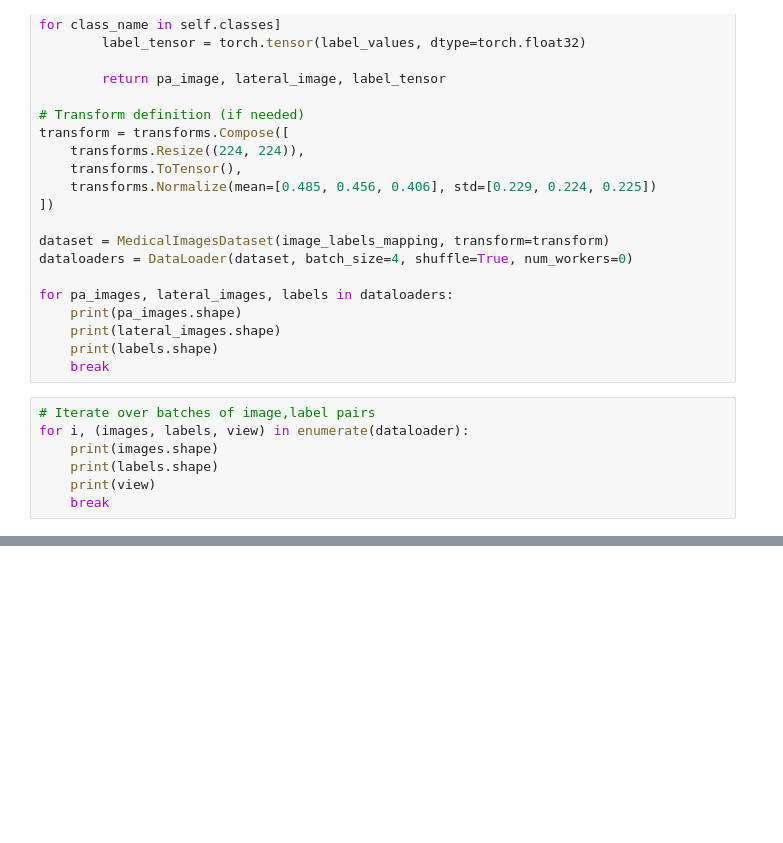
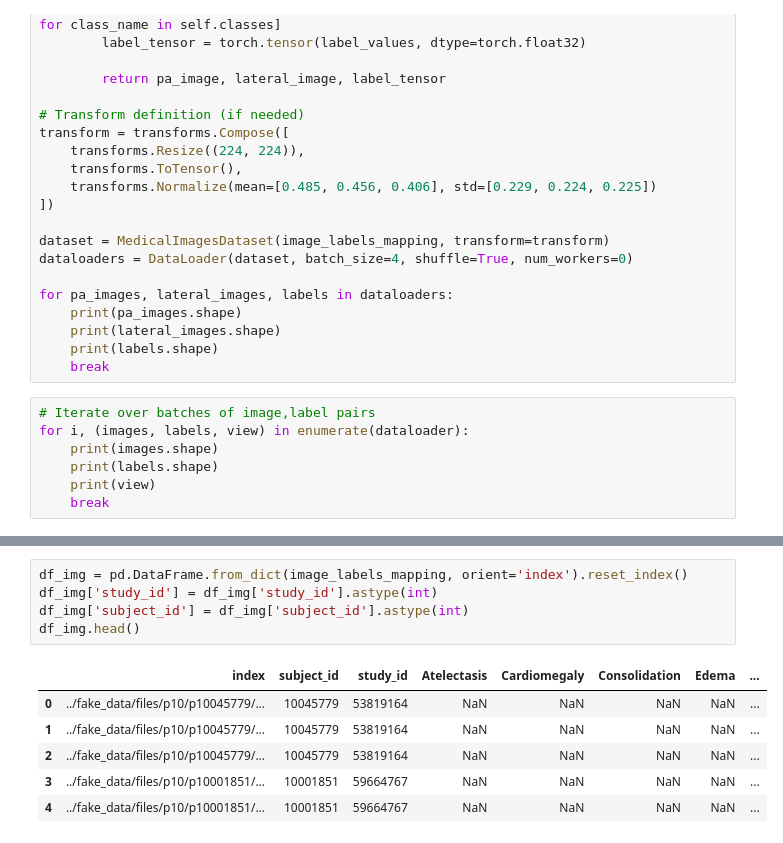
Before and after one commit to silviiaromanato/biomed-team4, a Jupyter notebook: multimodal/preprocessing.ipynb, the cells around one changed output, grey strips where cells are left out. Drawn from its saved outputs; the diff is of its cells as text; blank space fills up the shorter version.

```diff
--- a/multimodal/preprocessing.ipynb
+++ b/multimodal/preprocessing.ipynb
@@ -199,0 +249,12 @@ for i, (images, labels, view) in enumerate(dataloader):
+# %%
+df_img = pd.DataFrame.from_dict(image_labels_mapping, orient='index').reset_index()
+df_img['study_id'] = df_img['study_id'].astype(int)
+df_img['subject_id'] = df_img['subject_id'].astype(int)
+df_img.head()
+# %% [output]
+|  | index | subject_id | study_id | Atelectasis | Cardiomegaly | Consolidation | Edema | ... |
+| 0 | ../fake_data/files/p10/p10045779/... | 10045779 | 53819164 | NaN | NaN | NaN | NaN | ... |
+| 1 | ../fake_data/files/p10/p10045779/... | 10045779 | 53819164 | NaN | NaN | NaN | NaN | ... |
+| 2 | ../fake_data/files/p10/p10045779/... | 10045779 | 53819164 | NaN | NaN | NaN | NaN | ... |
+| 3 | ../fake_data/files/p10/p10001851/... | 10001851 | 59664767 | NaN | NaN | NaN | NaN | ... |
+| 4 | ../fake_data/files/p10/p10001851/... | 10001851 | 59664767 | NaN | NaN | NaN | NaN | ... |
```
Also changed, not shown: parts of 11 cells of this notebook, 1 other file.
